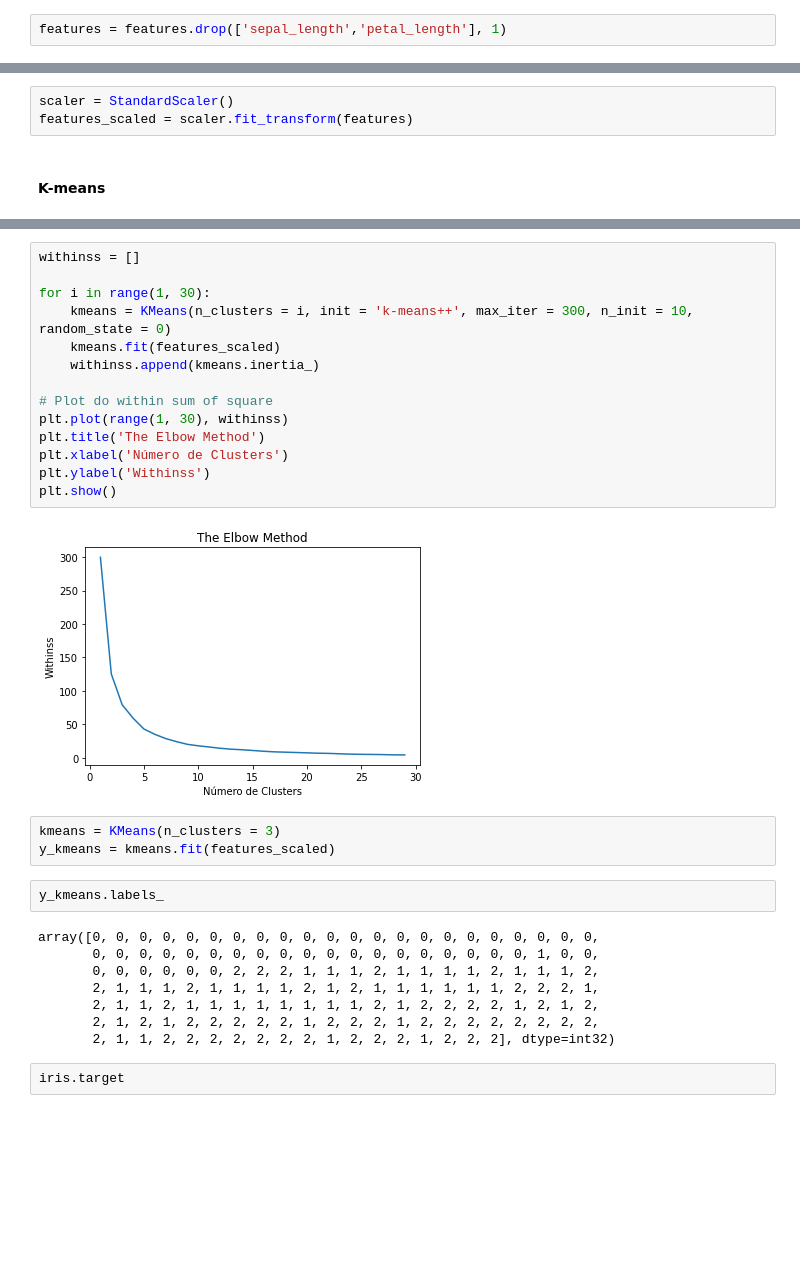
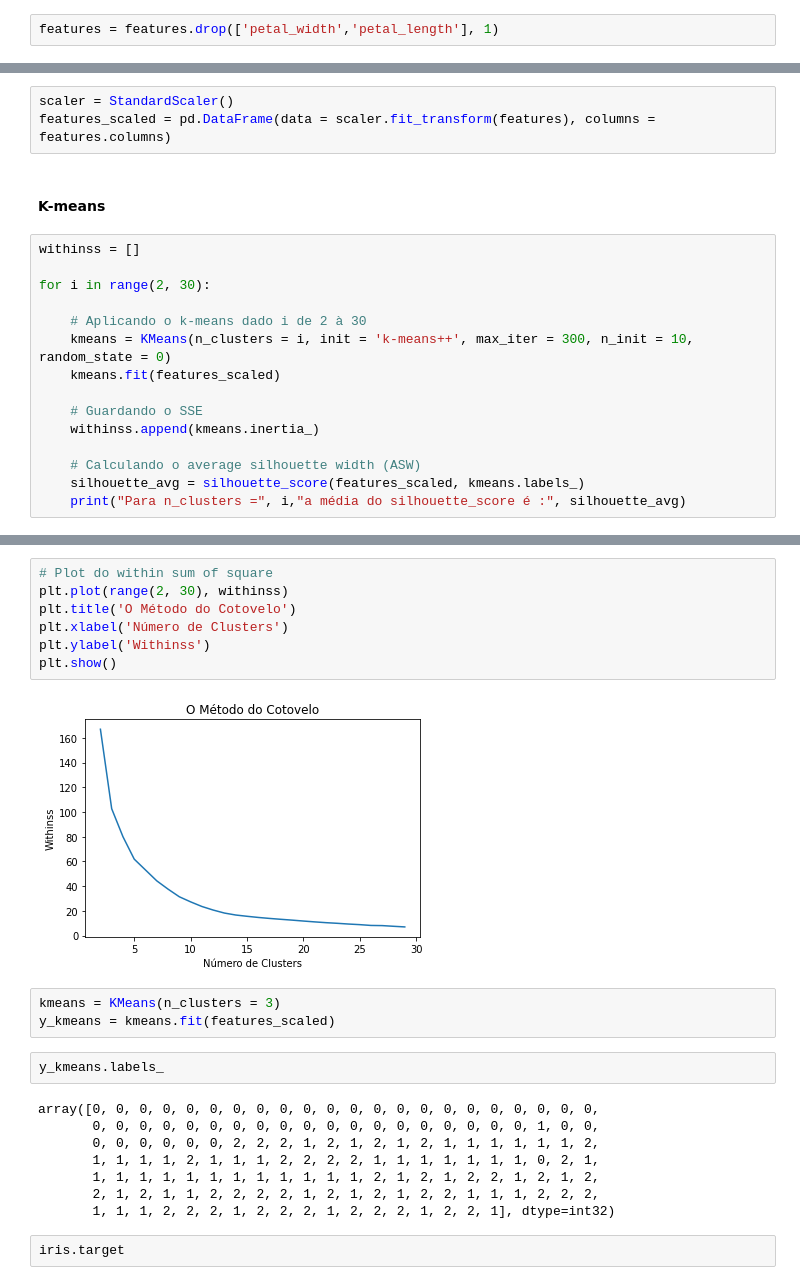
Before and after one commit to ricardobreis/Cluster-Analysis-Iris, a Jupyter notebook: kmeans.ipynb, the cells around one changed output, grey strips where cells are left out. Drawn from its saved outputs; the diff is of its cells as text; blank space fills up the shorter version.

```diff
--- a/kmeans.ipynb
+++ b/kmeans.ipynb
@@ -101,7 +106,7 @@ features.corr()
 | petal_length | 0.871754 | -0.428440 | 1.000000 | 0.962865 |
 | petal_width | 0.817941 | -0.366126 | 0.962865 | 1.000000 |
 # %%
-features = features.drop(['sepal_length','petal_length'], 1)
+features = features.drop(['petal_width','petal_length'], 1)
 # %%
 features.corr()
 # %% [output]
@@ -113,5 +118,20 @@ features.corr()
 # %%
 scaler = StandardScaler()
-features_scaled = scaler.fit_transform(features)
+features_scaled = pd.DataFrame(data = scaler.fit_transform(features), columns = features.columns)
 # %% [markdown]
 #### K-means
+# %%
+withinss = []
+
+for i in range(2, 30):
+
+    # Aplicando o k-means dado i de 2 à 30
+    kmeans = KMeans(n_clusters = i, init = 'k-means++', max_iter = 300, n_init = 10, random_state = 0)
+    kmeans.fit(features_scaled)
+
+    # Guardando o SSE
+    withinss.append(kmeans.inertia_)
+
+    # Calculando o average silhouette width (ASW)
+    silhouette_avg = silhouette_score(features_scaled, kmeans.labels_)
+    print("Para n_clusters =", i,"a média do silhouette_score é :", silhouette_avg)
@@ -118,19 +156,12 @@ features_scaled = scaler.fit_transform(features)
 # %%
-withinss = []
-
-for i in range(1, 30):
-    kmeans = KMeans(n_clusters = i, init = 'k-means++', max_iter = 300, n_init = 10, random_state = 0)
-    kmeans.fit(features_scaled)
-    withinss.append(kmeans.inertia_)
-
 # Plot do within sum of square
-plt.plot(range(1, 30), withinss)
-plt.title('The Elbow Method')
+plt.plot(range(2, 30), withinss)
+plt.title('O Método do Cotovelo')
 plt.xlabel('Número de Clusters')
 plt.ylabel('Withinss')
 plt.show()
 # %% [output]
-[figure, old version]
+[figure, new version]
 # %%
 kmeans = KMeans(n_clusters = 3)
 y_kmeans = kmeans.fit(features_scaled)
@@ -139,11 +170,11 @@ y_kmeans.labels_
 # %% [output]
 array([0, 0, 0, 0, 0, 0, 0, 0, 0, 0, 0, 0, 0, 0, 0, 0, 0, 0, 0, 0, 0, 0,
        0, 0, 0, 0, 0, 0, 0, 0, 0, 0, 0, 0, 0, 0, 0, 0, 0, 0, 0, 1, 0, 0,
-       0, 0, 0, 0, 0, 0, 2, 2, 2, 1, 1, 1, 2, 1, 1, 1, 1, 2, 1, 1, 1, 2,
-       2, 1, 1, 1, 2, 1, 1, 1, 1, 2, 1, 2, 1, 1, 1, 1, 1, 1, 2, 2, 2, 1,
-       2, 1, 1, 2, 1, 1, 1, 1, 1, 1, 1, 1, 2, 1, 2, 2, 2, 2, 1, 2, 1, 2,
-       2, 1, 2, 1, 2, 2, 2, 2, 2, 1, 2, 2, 2, 1, 2, 2, 2, 2, 2, 2, 2, 2,
-       2, 1, 1, 2, 2, 2, 2, 2, 2, 2, 1, 2, 2, 2, 1, 2, 2, 2], dtype=int32)
+       0, 0, 0, 0, 0, 0, 2, 2, 2, 1, 2, 1, 2, 1, 2, 1, 1, 1, 1, 1, 1, 2,
+       1, 1, 1, 1, 2, 1, 1, 1, 2, 2, 2, 2, 1, 1, 1, 1, 1, 1, 1, 0, 2, 1,
+       1, 1, 1, 1, 1, 1, 1, 1, 1, 1, 1, 1, 2, 1, 2, 1, 2, 2, 1, 2, 1, 2,
+       2, 1, 2, 1, 1, 2, 2, 2, 2, 1, 2, 1, 2, 1, 2, 2, 1, 1, 1, 2, 2, 2,
+       1, 1, 1, 2, 2, 2, 1, 2, 2, 2, 1, 2, 2, 2, 1, 2, 2, 1], dtype=int32)
 # %%
 iris.target
 # %% [output]
```
Also changed, not shown: parts of 11 cells of this notebook.
